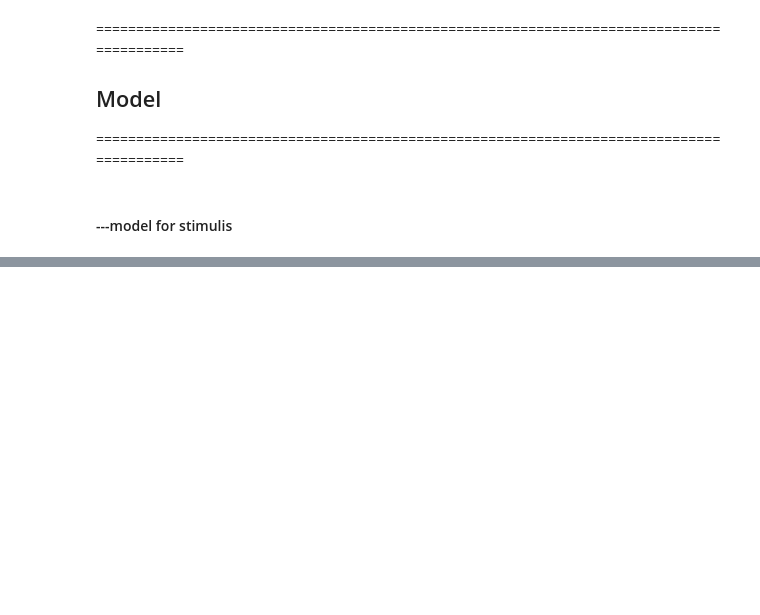
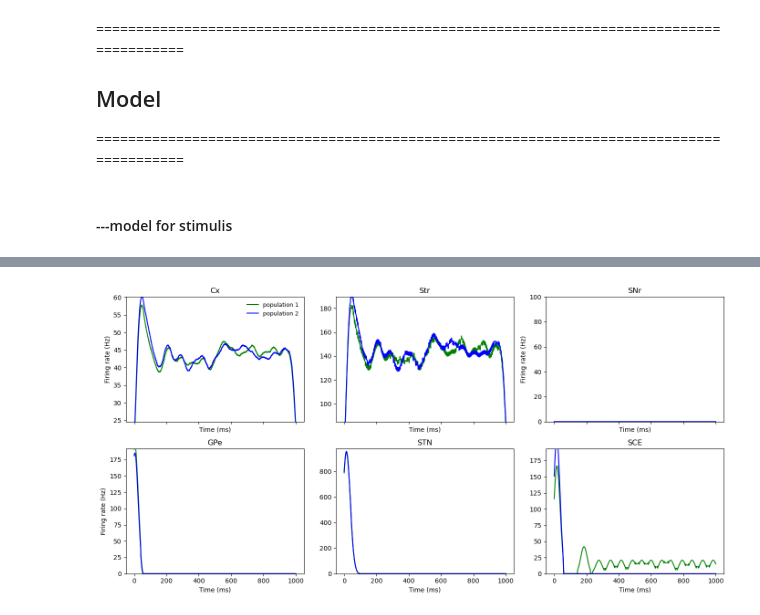
Before and after one commit to runewberg/Theoretical_Neuroscience, a Jupyter notebook: chapter06-basal-ganglia-thalamocortical-loop-model/wei2015.ipynb, the cells around one changed output, grey strips where cells are left out. Cells and saved outputs as stored; diff of their text form; code cells hidden in the pictures; blank space fills up the shorter version.

Commit message:
updated notebooks with brian2 and ipynb

```diff
--- a/chapter06-basal-ganglia-thalamocortical-loop-model/wei2015.ipynb
+++ b/chapter06-basal-ganglia-thalamocortical-loop-model/wei2015.ipynb
@@ -15,6 +15,11 @@ from __future__ import division
 import pickle as pkl
 import numpy as np
 
+with open('rates.pkl', 'a') as f:
+
+
+
+
 from collections import OrderedDict
 
 import random as pyrand # Import before Brian floods the namespace
@@ -22,3 +27,4 @@ import random as pyrand # Import before Brian floods the namespace
 from scipy.sparse import csr_matrix
 
 from brian2 import *
+from brian2 import mV, nS, ms, kHz
@@ -152,6 +160,8 @@ equations['SCI'] = '''
 ### Parameters
 =========================================================================================
 # %%
+
+from brian2 import mV, nS, ms, kHz
 
 modelparams = {}
 
@@ -170,6 +180,7 @@ modelparams['Cx'] = dict(
     gI        = 20*nS,
     tau_m_I   = 10*ms,
     tau_ref_I = 1*ms,
+
 
     # Reversal potentials
     V_E = 0*mV,
@@ -284,14 +295,14 @@ modelparams['SNr'] = dict(
     gAMPA_ext_I = 14*nS,
 
     # Background Possion rate
-    nu_ext = 0.8*kHz,
+    nu_ext = 1.0*kHz,
 
     # scaled recurrent synaptic conductances (onto projection neurons)
-    gAMPA_I = 0.0*nS,  # From STN
-    gNMDA_I = 0.06*nS, # From STN
-    gGABA_I = 3.0*nS,  # From Str
+    gAMPA_I = 0.01*nS,  # From STN (milder increase)
+    gNMDA_I = 0.10*nS, # From STN (milder increase)
+    gGABA_I = 2.5*nS,  # From Str (milder reduction)
 
-    gGABA_GPe_SNr=0.08*nS, # from GPe
+    gGABA_GPe_SNr=0.06*nS, # from GPe (milder reduction)
 
      # Number of neurons
     N_PJ = 250*2
@@ -1082,0 +1135,80 @@ Saving plot to wei2015.pdf
+# %%
+import pickle as pkl
+import numpy as np
+import matplotlib.pyplot as plt
+
+from pathlib import Path
+
+from brian2 import ms, Hz  # only used for unit conversions
+
+# Load rates.pkl (expects to find it in or above the current working directory).
+rates_path = None
+for parent in [Path.cwd()] + list(Path.cwd().parents)[:10]:
+    cand = parent / 'rates.pkl'
+    if cand.exists():
+        rates_path = cand
+        break
+
+if rates_path is None:
+    raise FileNotFoundError('Could not find rates.pkl in the current directory tree.')
+
+with open(rates_path, 'rb') as f:
+    time, rates = pkl.load(f)
+
+print(f"Loaded rates from: {rates_path.resolve()}")
+
+areas = ['Cx', 'Str', 'SNr', 'GPe', 'STN', 'SCE']
+color1, color2 = 'g', 'b'
+
+# Convert to Brian2 quantities, then convert back to plain numbers for matplotlib.
+t = np.asarray(time)
+t_q = t * ms
+t_plot = t_q / ms
+
+fig, axes = plt.subplots(2, 3, figsize=(14, 7), sharex=True)
+axes = axes.flatten()
+
+for ax, area in zip(axes, areas):
+    k1, k2 = area + '1', area + '2'
+    if k1 not in rates or k2 not in rates:
+        ax.set_title(f"{area} (missing keys)")
+        continue
+
+    y1 = np.asarray(rates[k1])
+    y2 = np.asarray(rates[k2])
+
+    y1_q = y1 * Hz
+    y2_q = y2 * Hz
+    y1_plot = y1_q / Hz
+    y2_plot = y2_q / Hz
+
+    ax.plot(t_plot, y1_plot, color1, lw=1.5)
+    ax.plot(t_plot, y2_plot, color2, lw=1.5)
+    ax.set_title(area)
+    ax.set_xlabel('Time (ms)')
+
+    if area == 'SNr':
+        ax.set_ylim(0, 100)
+        ax.set_ylabel('Firing rate (Hz)')
+    else:
+        y = np.concatenate([y1, y2])
+        lo = float(np.percentile(y, 1))
+        hi = float(np.percentile(y, 99))
+        if hi - lo < 1e-12:
+            ax.set_ylim(0, 1)
+        else:
+            pad = 0.05 * (hi - lo)
+            ax.set_ylim(max(0.0, lo - pad), hi + pad)
+
+# y-labels for left column only
+axes[0].set_ylabel('Firing rate (Hz)')
+axes[3].set_ylabel('Firing rate (Hz)')
+
+# Legend
+axes[0].plot([], [], color=color1, label='population 1')
+axes[0].plot([], [], color=color2, label='population 2')
+axes[0].legend(loc='upper right', fontsize=9, frameon=False)
+
+plt.tight_layout()
+plt.show()
+# %% [output]
@@ -1082,0 +1216 @@ Saving plot to wei2015.pdf
+[figure, added]
```
Also changed, not shown: parts of 5 cells of this notebook, 16 other files.
